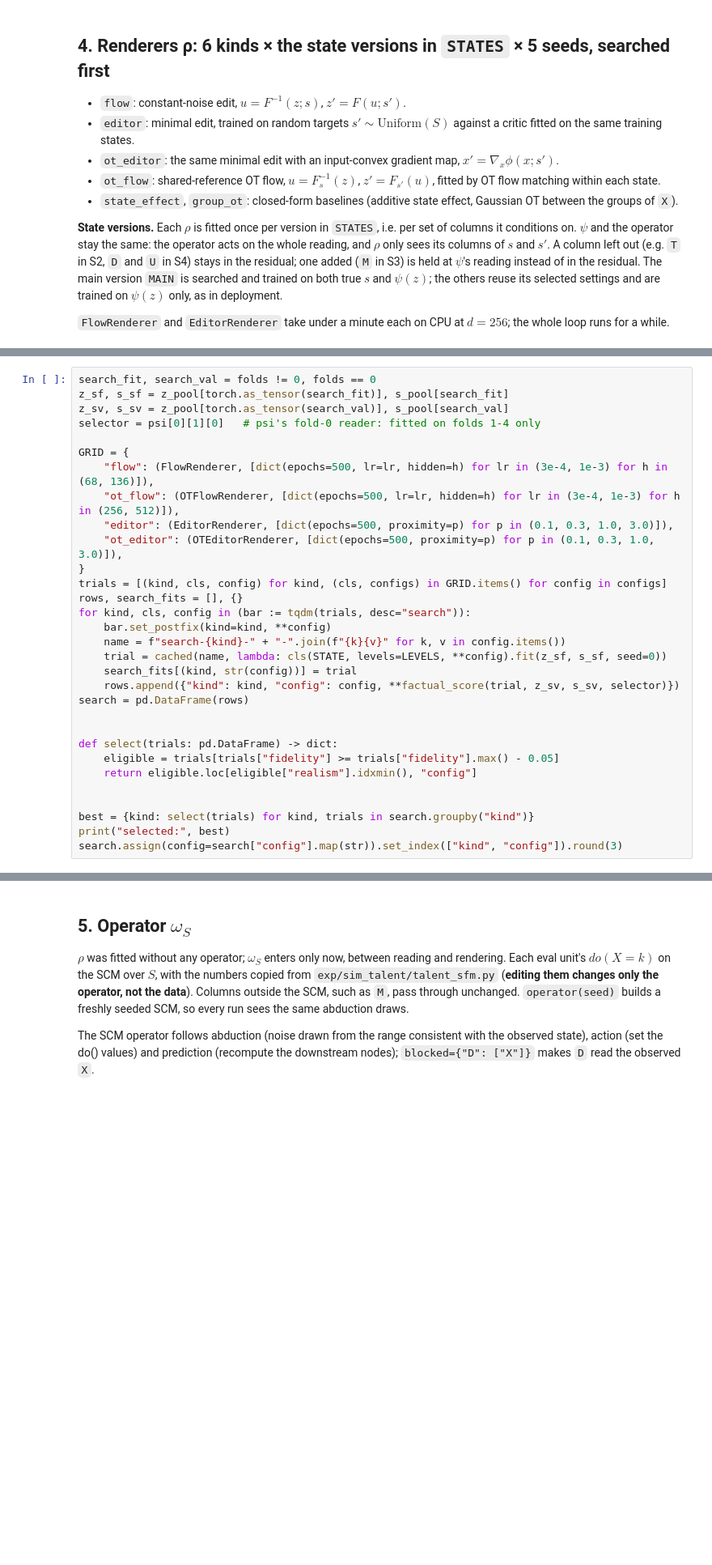
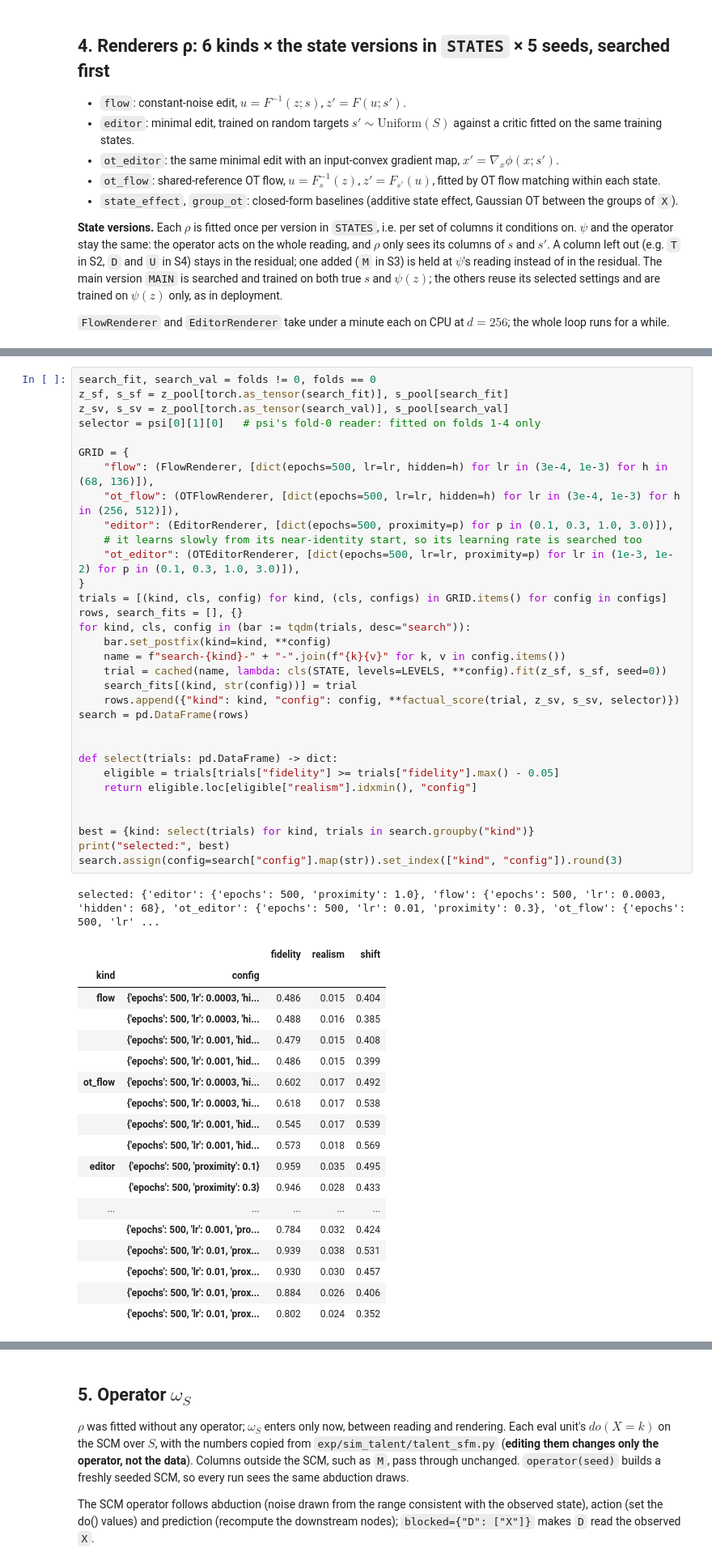
Before and after one commit to kestelnadomu/latent_intervention, a Jupyter notebook: experiment.ipynb, the cells around one changed output, grey strips where cells are left out. Shown at 81% size. Saved outputs shown, nothing was run; the diff lists cells and outputs as text; blank space fills up the shorter version.

```diff
--- a/experiment.ipynb
+++ b/experiment.ipynb
@@ -220,34 +222,55 @@ Selection per kind: among configurations within 0.05 of the best fidelity, the l
 # %%
 search_fit, search_val = folds != 0, folds == 0
 z_sf, s_sf = z_pool[torch.as_tensor(search_fit)], s_pool[search_fit]
 z_sv, s_sv = z_pool[torch.as_tensor(search_val)], s_pool[search_val]
 selector = psi[0][1][0]   # psi's fold-0 reader: fitted on folds 1-4 only
 
 GRID = {
     "flow": (FlowRenderer, [dict(epochs=500, lr=lr, hidden=h) for lr in (3e-4, 1e-3) for h in (68, 136)]),
     "ot_flow": (OTFlowRenderer, [dict(epochs=500, lr=lr, hidden=h) for lr in (3e-4, 1e-3) for h in (256, 512)]),
     "editor": (EditorRenderer, [dict(epochs=500, proximity=p) for p in (0.1, 0.3, 1.0, 3.0)]),
-    "ot_editor": (OTEditorRenderer, [dict(epochs=500, proximity=p) for p in (0.1, 0.3, 1.0, 3.0)]),
+    # it learns slowly from its near-identity start, so its learning rate is searched too
+    "ot_editor": (OTEditorRenderer, [dict(epochs=500, lr=lr, proximity=p) for lr in (1e-3, 1e-2) for p in (0.1, 0.3, 1.0, 3.0)]),
 }
 trials = [(kind, cls, config) for kind, (cls, configs) in GRID.items() for config in configs]
 rows, search_fits = [], {}
 for kind, cls, config in (bar := tqdm(trials, desc="search")):
     bar.set_postfix(kind=kind, **config)
     name = f"search-{kind}-" + "-".join(f"{k}{v}" for k, v in config.items())
     trial = cached(name, lambda: cls(STATE, levels=LEVELS, **config).fit(z_sf, s_sf, seed=0))
     search_fits[(kind, str(config))] = trial
     rows.append({"kind": kind, "config": config, **factual_score(trial, z_sv, s_sv, selector)})
 search = pd.DataFrame(rows)
 
 
 def select(trials: pd.DataFrame) -> dict:
     eligible = trials[trials["fidelity"] >= trials["fidelity"].max() - 0.05]
     return eligible.loc[eligible["realism"].idxmin(), "config"]
 
 
 best = {kind: select(trials) for kind, trials in search.groupby("kind")}
 print("selected:", best)
 search.assign(config=search["config"].map(str)).set_index(["kind", "config"]).round(3)
+# %% [output]
+selected: {'editor': {'epochs': 500, 'proximity': 1.0}, 'flow': {'epochs': 500, 'lr': 0.0003, 'hidden': 68}, 'ot_editor': {'epochs': 500, 'lr': 0.01, 'proximity': 0.3}, 'ot_flow': {'epochs': 500, 'lr' ...
+|  |  | fidelity | realism | shift |
+| kind | config |  |  |  |
+| flow | {'epochs': 500, 'lr': 0.0003, 'hi... | 0.486 | 0.015 | 0.404 |
+|  | {'epochs': 500, 'lr': 0.0003, 'hi... | 0.488 | 0.016 | 0.385 |
+|  | {'epochs': 500, 'lr': 0.001, 'hid... | 0.479 | 0.015 | 0.408 |
+|  | {'epochs': 500, 'lr': 0.001, 'hid... | 0.486 | 0.015 | 0.399 |
+| ot_flow | {'epochs': 500, 'lr': 0.0003, 'hi... | 0.602 | 0.017 | 0.492 |
+|  | {'epochs': 500, 'lr': 0.0003, 'hi... | 0.618 | 0.017 | 0.538 |
+|  | {'epochs': 500, 'lr': 0.001, 'hid... | 0.545 | 0.017 | 0.539 |
+|  | {'epochs': 500, 'lr': 0.001, 'hid... | 0.573 | 0.018 | 0.569 |
+| editor | {'epochs': 500, 'proximity': 0.1} | 0.959 | 0.035 | 0.495 |
+|  | {'epochs': 500, 'proximity': 0.3} | 0.946 | 0.028 | 0.433 |
+| ... | ... | ... | ... | ... |
+|  | {'epochs': 500, 'lr': 0.001, 'pro... | 0.784 | 0.032 | 0.424 |
+|  | {'epochs': 500, 'lr': 0.01, 'prox... | 0.939 | 0.038 | 0.531 |
+|  | {'epochs': 500, 'lr': 0.01, 'prox... | 0.930 | 0.030 | 0.457 |
+|  | {'epochs': 500, 'lr': 0.01, 'prox... | 0.884 | 0.026 | 0.406 |
+|  | {'epochs': 500, 'lr': 0.01, 'prox... | 0.802 | 0.024 | 0.352 |
 # %%
 # searched kinds use the selected configuration; the default argument keeps each one's
 # cache key to its own settings
```
Also changed, not shown: parts of 7 cells of this notebook.
